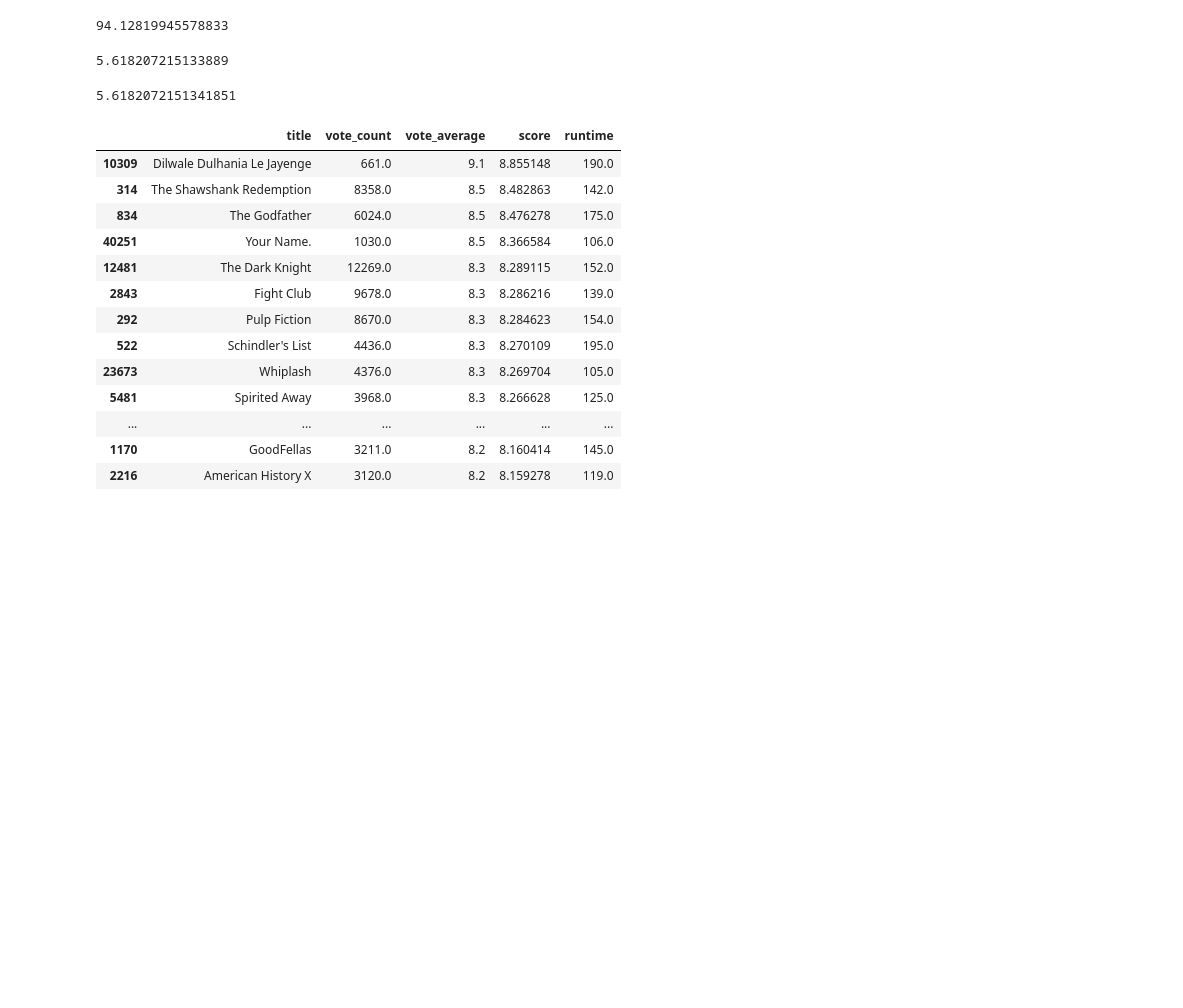
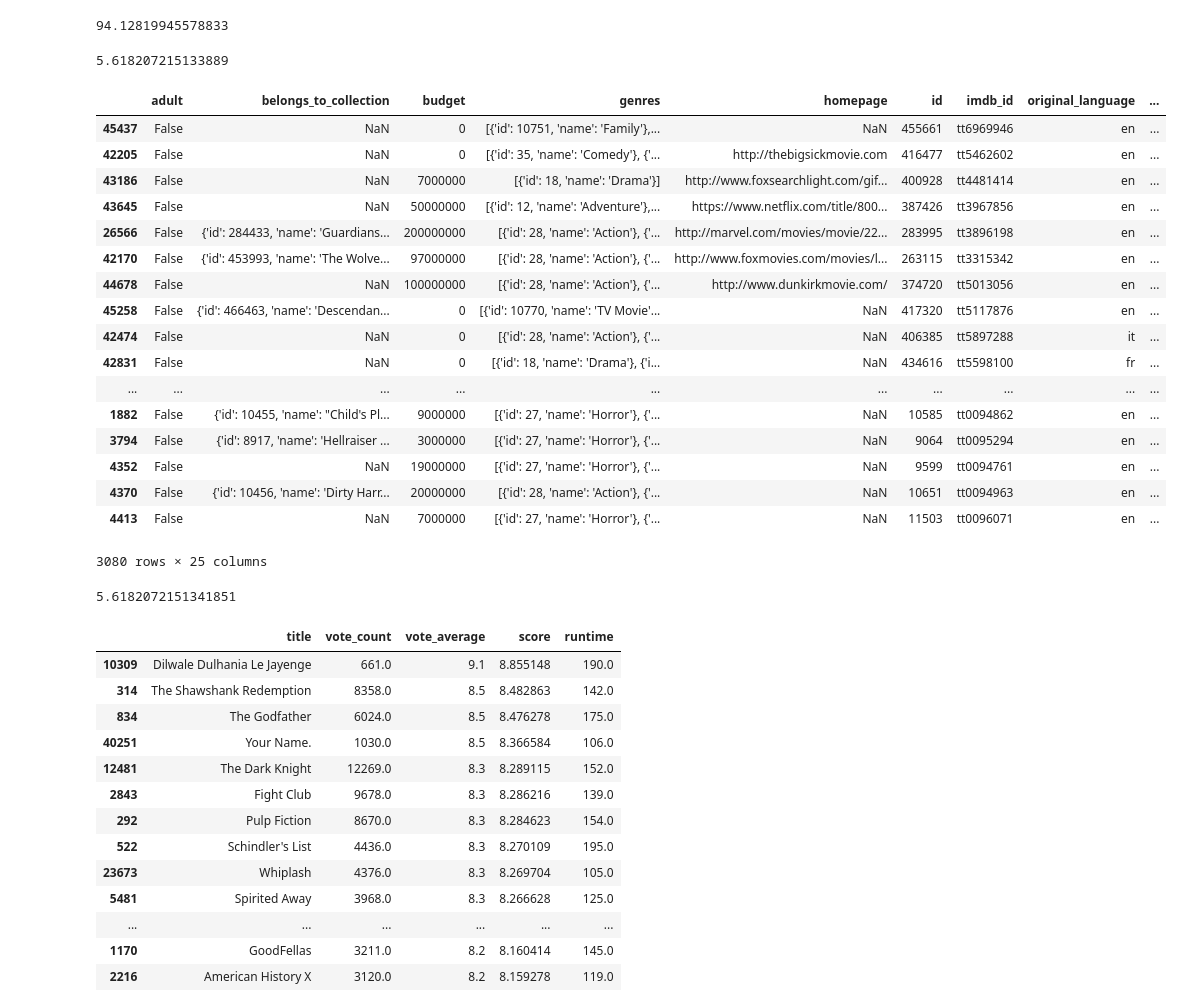
Before and after one commit to rahulvaish/RecommendationSystems-Python, a Jupyter notebook: Chapter3-Simple Recommender-Trending.ipynb, the cells around one changed output. Saved outputs shown, nothing was run; the diff lists cells and outputs as text; code cells hidden in the pictures; blank space fills up the shorter version.

```diff
--- a/Chapter3-Simple Recommender-Trending.ipynb
+++ b/Chapter3-Simple Recommender-Trending.ipynb
@@ -140,5 +123,28 @@ data['vote_average'].mean()
 # %%
 movies = data[(data['vote_average'] > 6) & (data['vote_count'] > 109) & (data['year'] > 1987) & (data['adult'] == 'False')]
+# %%
+q_movies = movies.sort_values(['year', 'vote_average'], ascending=[False, False])
+# %%
+q_movies
+# %% [output]
+|  | adult | belongs_to_collection | budget | genres | homepage | id | imdb_id | original_language | ... |
+| 45437 | False | NaN | 0 | [{'id': 10751, 'name': 'Family'},... | NaN | 455661 | tt6969946 | en | ... |
+| 42205 | False | NaN | 0 | [{'id': 35, 'name': 'Comedy'}, {'... | http://thebigsickmovie.com | 416477 | tt5462602 | en | ... |
+| 43186 | False | NaN | 7000000 | [{'id': 18, 'name': 'Drama'}] | http://www.foxsearchlight.com/gif... | 400928 | tt4481414 | en | ... |
+| 43645 | False | NaN | 50000000 | [{'id': 12, 'name': 'Adventure'},... | https://www.netflix.com/title/800... | 387426 | tt3967856 | en | ... |
+| 26566 | False | {'id': 284433, 'name': 'Guardians... | 200000000 | [{'id': 28, 'name': 'Action'}, {'... | http://marvel.com/movies/movie/22... | 283995 | tt3896198 | en | ... |
+| 42170 | False | {'id': 453993, 'name': 'The Wolve... | 97000000 | [{'id': 28, 'name': 'Action'}, {'... | http://www.foxmovies.com/movies/l... | 263115 | tt3315342 | en | ... |
+| 44678 | False | NaN | 100000000 | [{'id': 28, 'name': 'Action'}, {'... | http://www.dunkirkmovie.com/ | 374720 | tt5013056 | en | ... |
+| 45258 | False | {'id': 466463, 'name': 'Descendan... | 0 | [{'id': 10770, 'name': 'TV Movie'... | NaN | 417320 | tt5117876 | en | ... |
+| 42474 | False | NaN | 0 | [{'id': 28, 'name': 'Action'}, {'... | NaN | 406385 | tt5897288 | it | ... |
+| 42831 | False | NaN | 0 | [{'id': 18, 'name': 'Drama'}, {'i... | NaN | 434616 | tt5598100 | fr | ... |
+| ... | ... | ... | ... | ... | ... | ... | ... | ... | ... |
+| 1882 | False | {'id': 10455, 'name': "Child's Pl... | 9000000 | [{'id': 27, 'name': 'Horror'}, {'... | NaN | 10585 | tt0094862 | en | ... |
+| 3794 | False | {'id': 8917, 'name': 'Hellraiser ... | 3000000 | [{'id': 27, 'name': 'Horror'}, {'... | NaN | 9064 | tt0095294 | en | ... |
+| 4352 | False | NaN | 19000000 | [{'id': 27, 'name': 'Horror'}, {'... | NaN | 9599 | tt0094761 | en | ... |
+| 4370 | False | {'id': 10456, 'name': 'Dirty Harr... | 20000000 | [{'id': 28, 'name': 'Action'}, {'... | NaN | 10651 | tt0094963 | en | ... |
+| 4413 | False | NaN | 7000000 | [{'id': 27, 'name': 'Horror'}, {'... | NaN | 11503 | tt0096071 | en | ... |
+3080 rows × 25 columns
 # %%
 # Calculate C
 C = df['vote_average'].mean()
```
Also changed, not shown: parts of 4 cells of this notebook.
